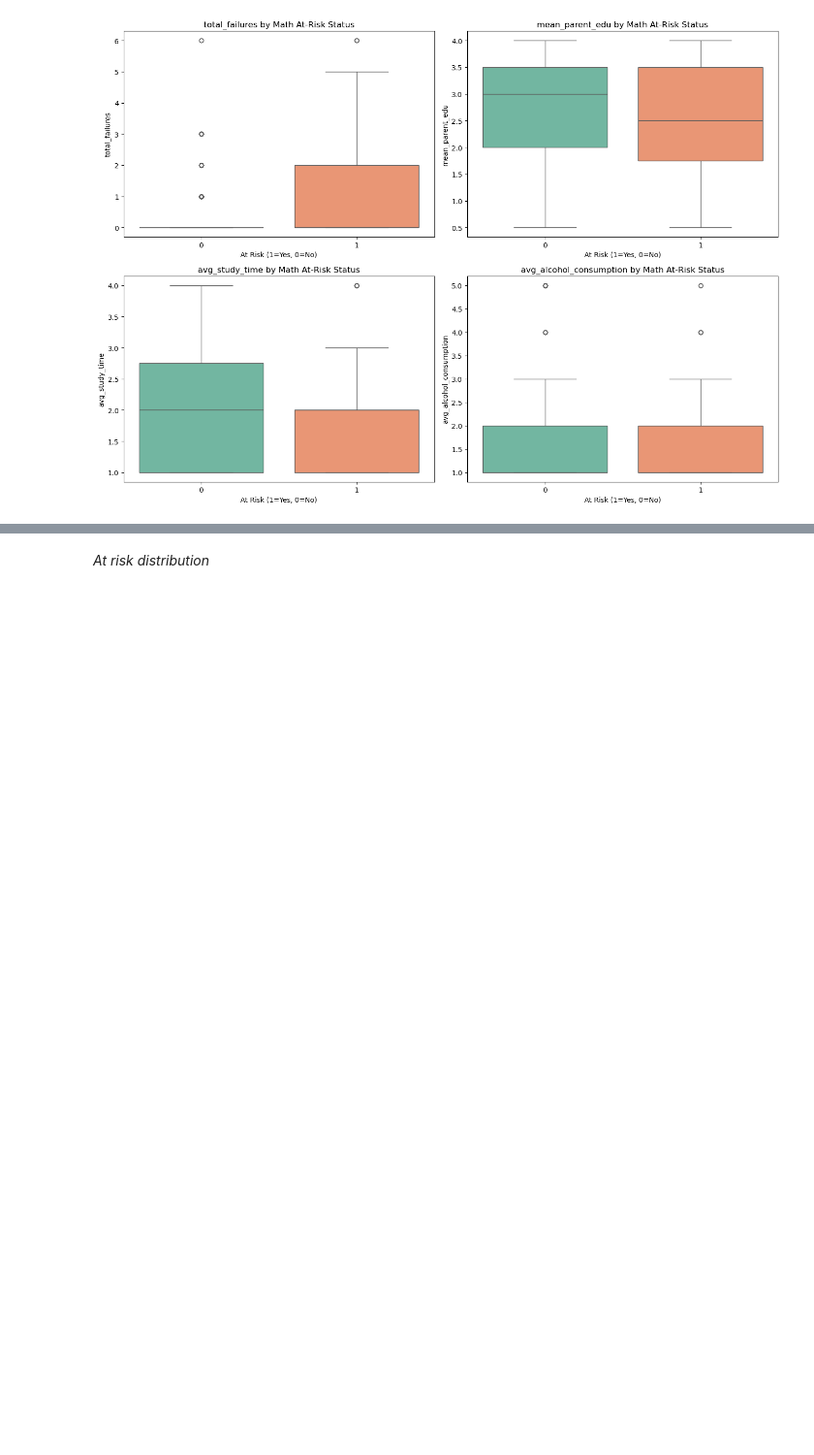
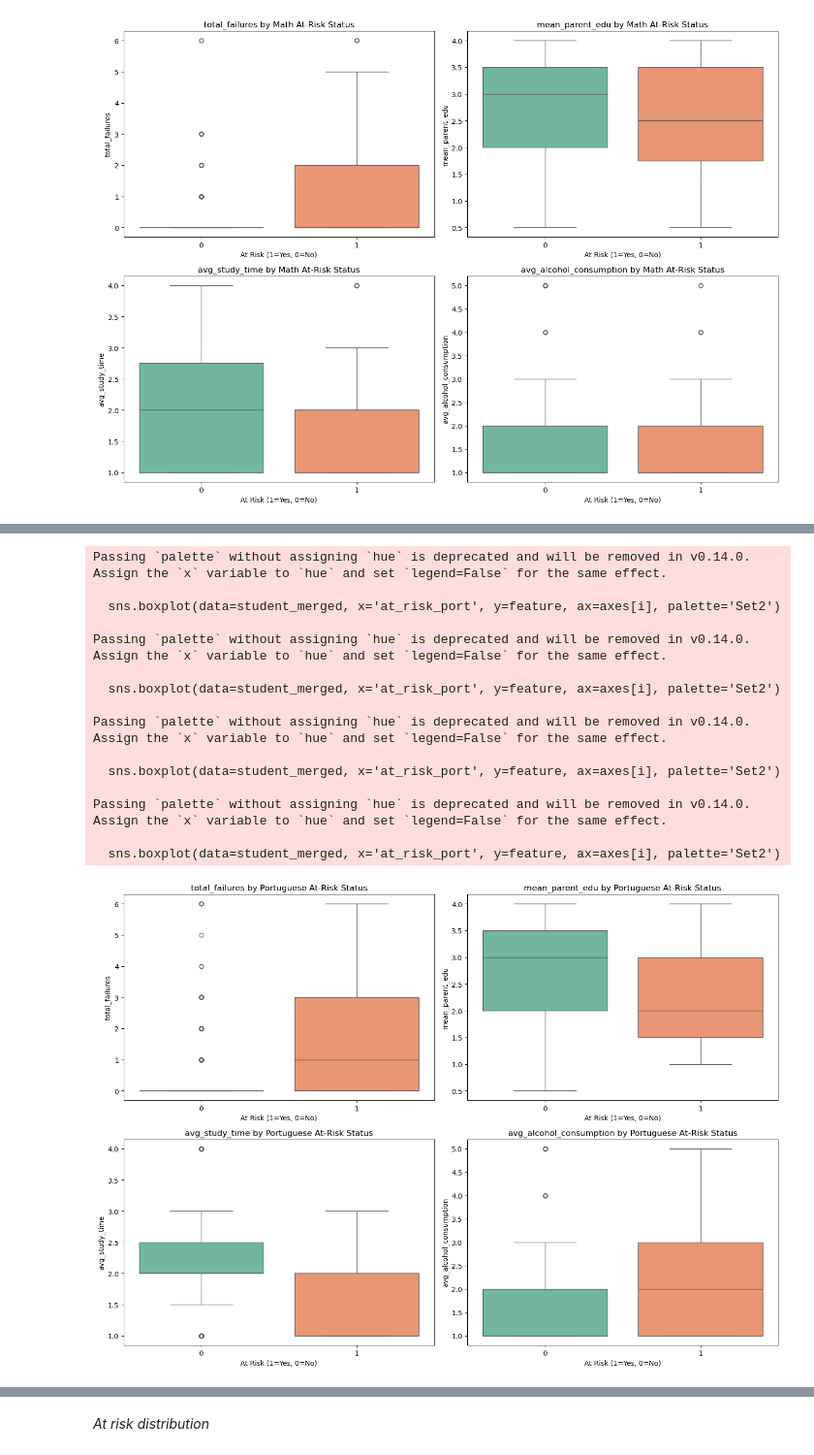
Before and after one commit to marias-25/Project, a Jupyter notebook: EDA.ipynb, the cells around one changed output, grey strips where cells are left out. Shown at 97% size. Drawn from its saved outputs; the diff is of its cells as text; code cells hidden in the pictures; blank space fills up the shorter version.

```diff
--- a/EDA.ipynb
+++ b/EDA.ipynb
@@ -1019,0 +1066,31 @@ Passing `palette` without assigning `hue` is deprecated and will be removed in v
+# %%
+# Box plots for key engineered features
+engineered_key = ['total_failures', 'mean_parent_edu', 'avg_study_time', 'avg_alcohol_consumption']
+
+fig, axes = plt.subplots(2, 2, figsize=(14, 10))
+axes = axes.flatten()
+
+for i, feature in enumerate(engineered_key):
+    sns.boxplot(data=student_merged, x='at_risk_port', y=feature, ax=axes[i], palette='Set2')
+    axes[i].set_title(f'{feature} by Portuguese At-Risk Status')
+    axes[i].set_xlabel('At Risk (1=Yes, 0=No)')
+
+plt.tight_layout()
+plt.show()
+# %% [output]
+Passing `palette` without assigning `hue` is deprecated and will be removed in v0.14.0. Assign the `x` variable to `hue` and set `legend=False` for the same effect.
+
+  sns.boxplot(data=student_merged, x='at_risk_port', y=feature, ax=axes[i], palette='Set2')
+
+Passing `palette` without assigning `hue` is deprecated and will be removed in v0.14.0. Assign the `x` variable to `hue` and set `legend=False` for the same effect.
+
+  sns.boxplot(data=student_merged, x='at_risk_port', y=feature, ax=axes[i], palette='Set2')
+
+Passing `palette` without assigning `hue` is deprecated and will be removed in v0.14.0. Assign the `x` variable to `hue` and set `legend=False` for the same effect.
+
+  sns.boxplot(data=student_merged, x='at_risk_port', y=feature, ax=axes[i], palette='Set2')
+
+Passing `palette` without assigning `hue` is deprecated and will be removed in v0.14.0. Assign the `x` variable to `hue` and set `legend=False` for the same effect.
+
+  sns.boxplot(data=student_merged, x='at_risk_port', y=feature, ax=axes[i], palette='Set2')
+[figure, added]
```
Also changed, not shown: parts of 21 cells of this notebook.
